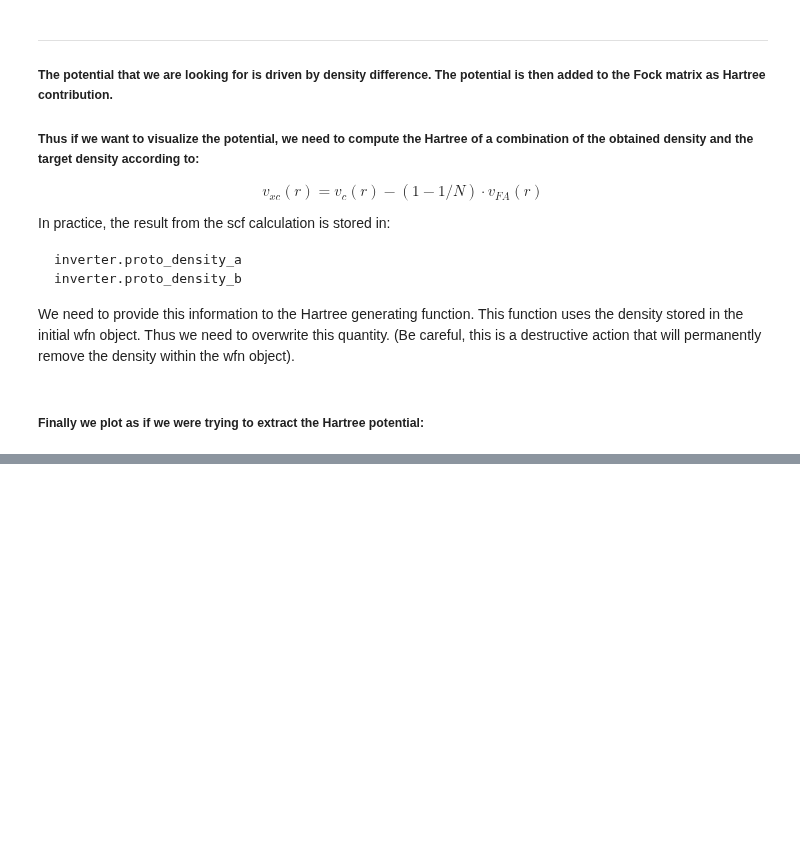
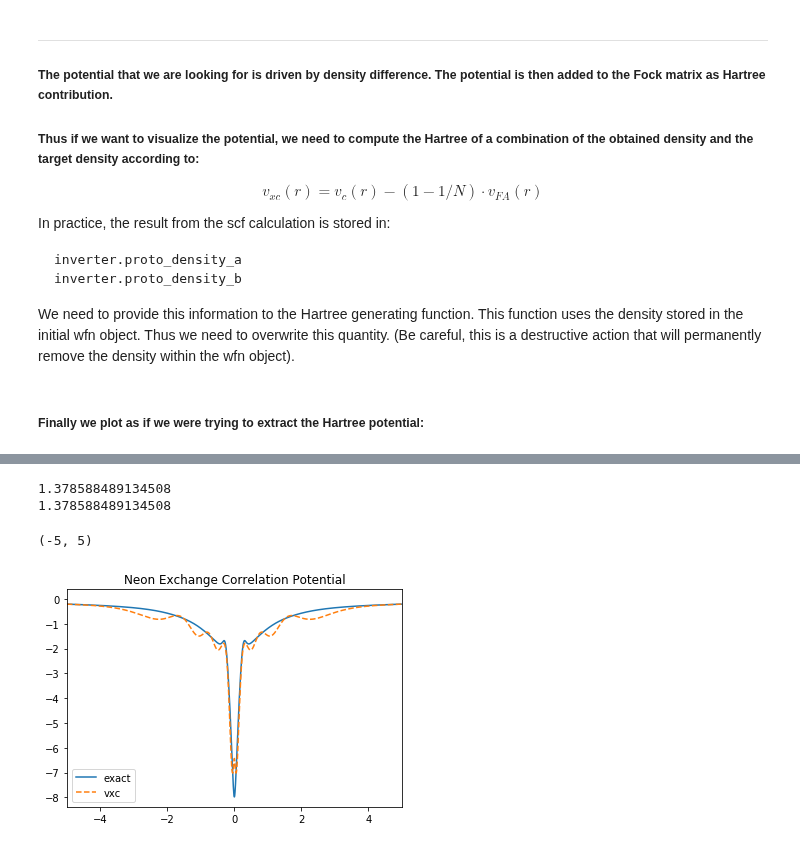
Before and after one commit to wasserman-group/n2v_examples, a Jupyter notebook: ZMP/Ne.ipynb, the cells around one changed output, grey strips where cells are left out. Cells and saved outputs as stored; diff of their text form; code cells hidden in the pictures; blank space fills up the shorter version.

```diff
--- a/ZMP/Ne.ipynb
+++ b/ZMP/Ne.ipynb
@@ -81,2 +102,18 @@ Ne_n = np.concatenate((np.flip(Ne_QMC[:, 2]),Ne_QMC[:, 2]))
+# %%
+results = ine.on_grid_esp(Da=ine.proto_density_a, Db=ine.proto_density_b, grid=grid, )
+vxc_ne = results[1]
+
+plt.plot(Ne_xyz, Ne_vxc, label="exact")
+plt.plot(x,  vxc_ne, label="vxc", ls="--")
+plt.title("Neon Exchange Correlation Potential")
+
+plt.legend()
+plt.xlim(-5,5)
+# plt.ylim(-10,1)
+# %% [output]
+1.378588489134508
+1.378588489134508
+(-5, 5)
+[figure, added]
 # %%
 ine.invert("zmp", opt_max_iter=200, opt_tol=1e-7, zmp_mixing=0,
```
Also changed, not shown: parts of 5 cells of this notebook.
